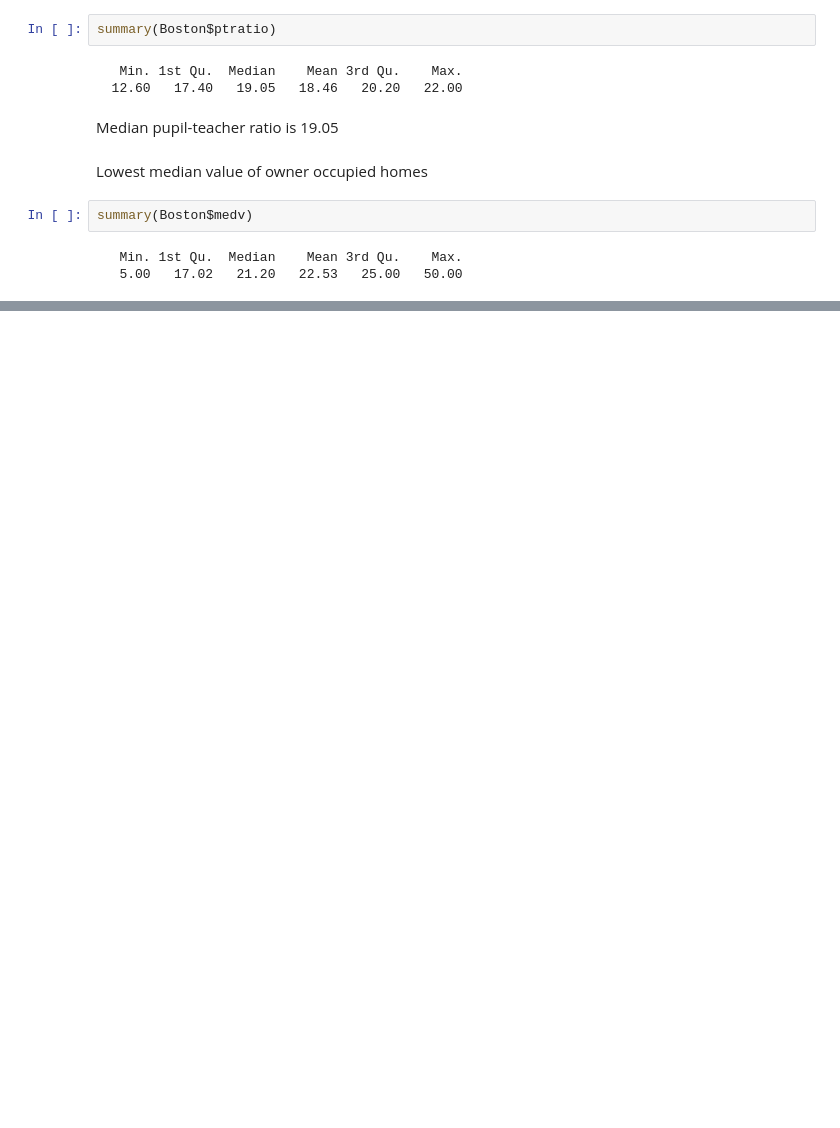
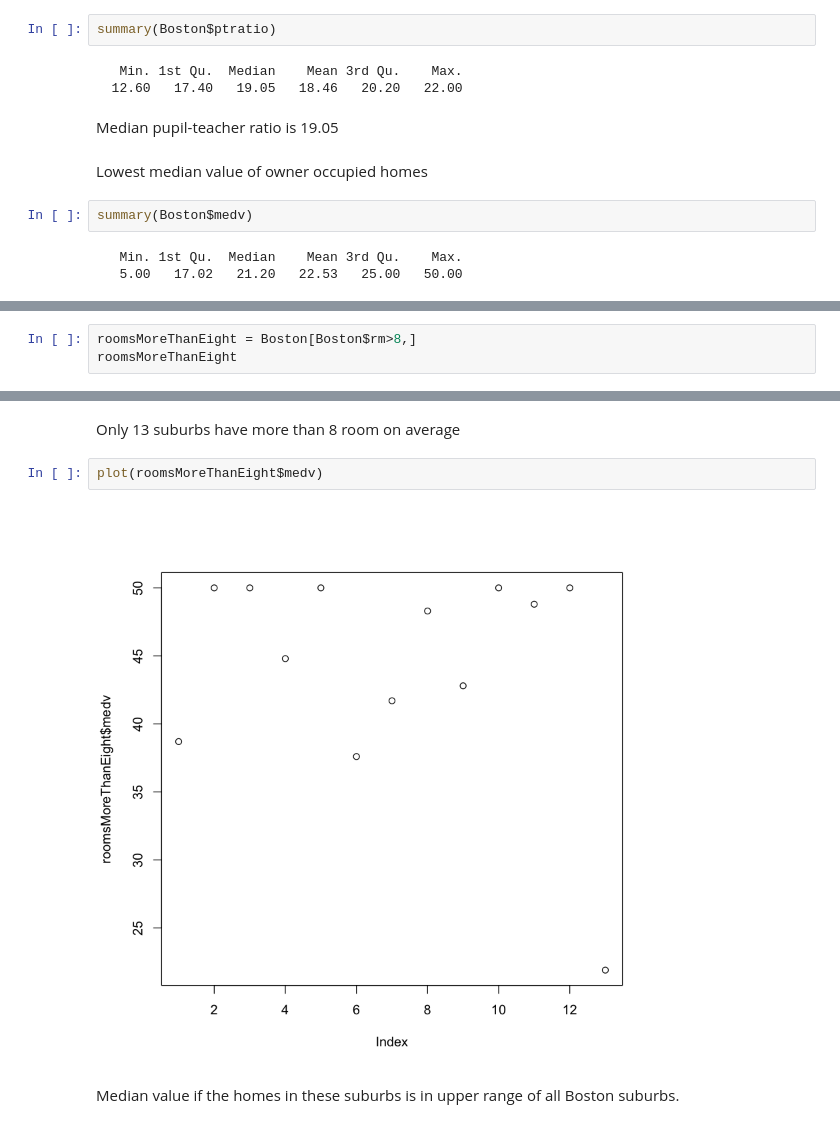
Before and after one commit to miwojc/ISL-ch2, a Jupyter notebook: ch2-ex-app.ipynb, the cells around one changed output, grey strips where cells are left out. Drawn from its saved outputs; the diff is of its cells as text; blank space fills up the shorter version.

```diff
--- a/ch2-ex-app.ipynb
+++ b/ch2-ex-app.ipynb
@@ -534,0 +573,3 @@ Boston$age[Boston$medv==5.00]
+# %%
+roomsMoreThanEight = Boston[Boston$rm>8,]
+roomsMoreThanEight
@@ -534,0 +591,8 @@ Boston$age[Boston$medv==5.00]
+# %% [markdown]
+Only 13 suburbs have more than 8 room on average
+# %%
+plot(roomsMoreThanEight$medv)
+# %% [output]
+[figure, added]
+# %% [markdown]
+Median value if the homes in these suburbs is in upper range of all Boston suburbs.
```
Also changed, not shown: parts of 11 cells of this notebook.
